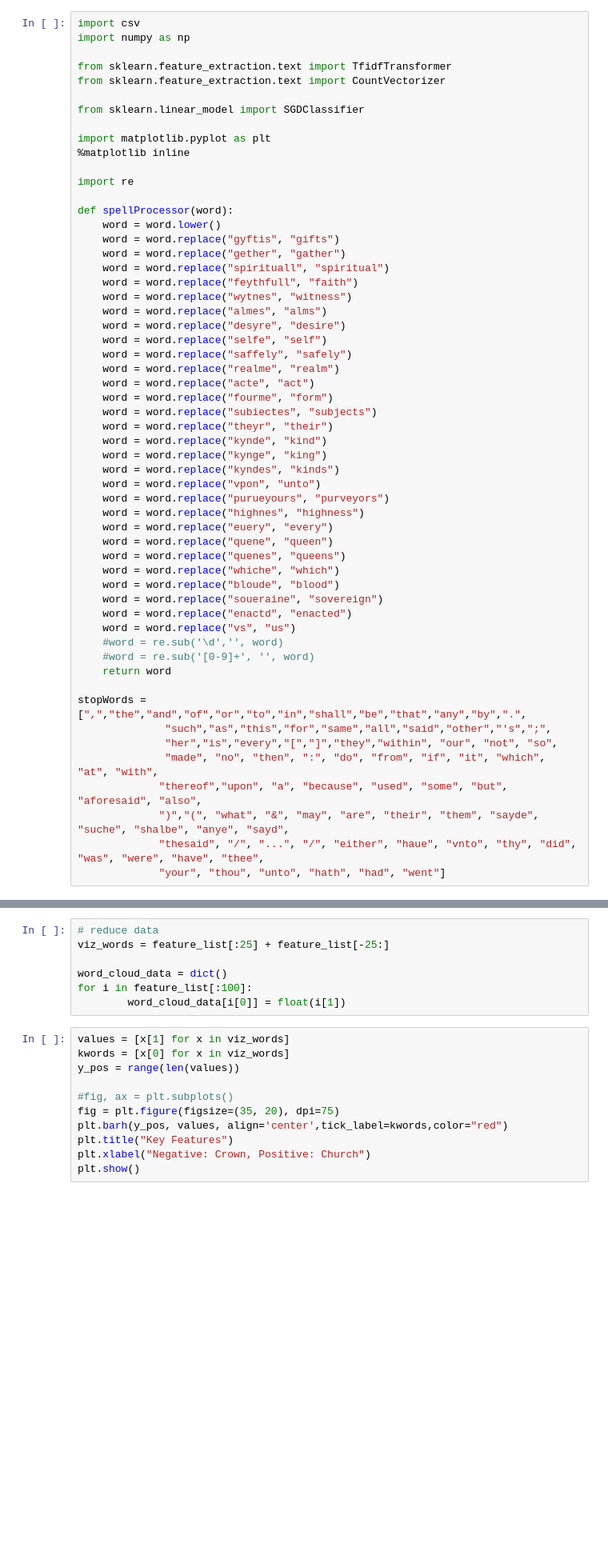
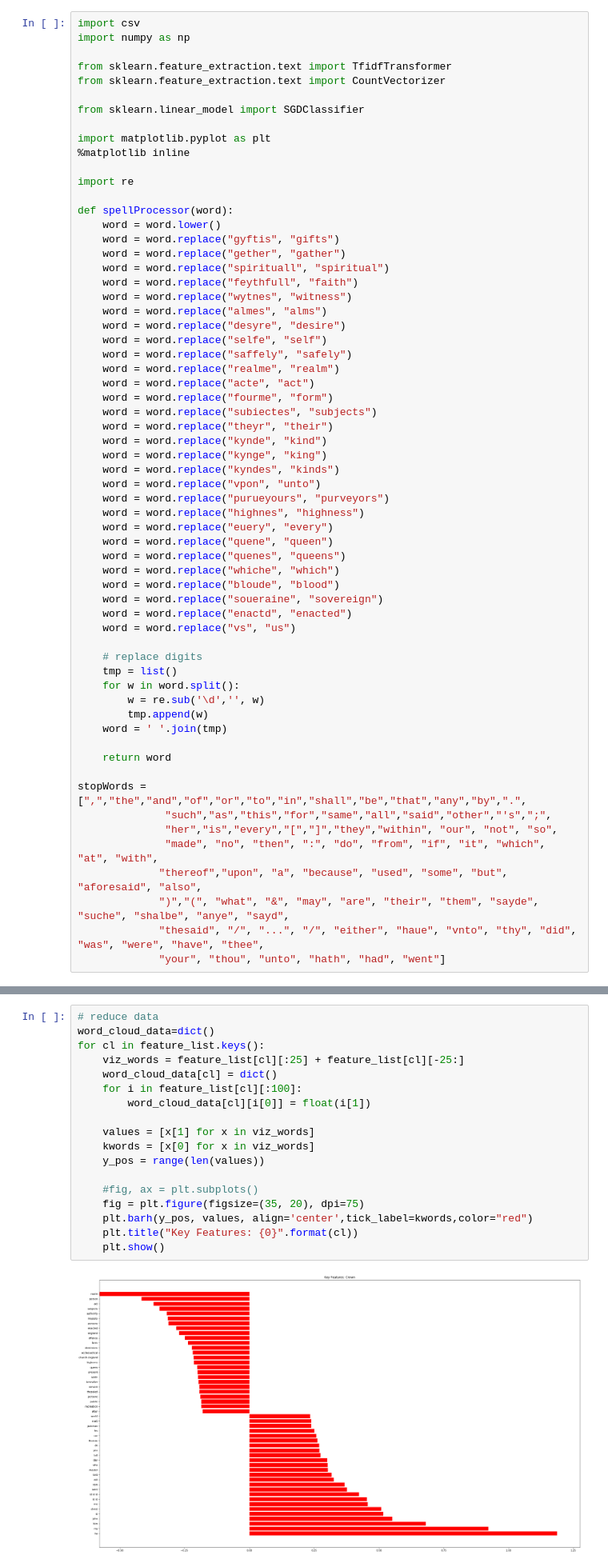
Before and after one commit to catherinedparnell/Cultural-Analytics-IS, a Jupyter notebook: notebooks/extract-most-import-features-svm.ipynb, the cells around one changed output, grey strips where cells are left out. Shown at 80% size. Cells and saved outputs as stored; diff of their text form; blank space fills up the shorter version.

Commit message:
updated for multiplt classes and removal of digits

```diff
--- a/notebooks/extract-most-import-features-svm.ipynb
+++ b/notebooks/extract-most-import-features-svm.ipynb
@@ -42,8 +42,14 @@ def spellProcessor(word):
     word = word.replace("soueraine", "sovereign")
     word = word.replace("enactd", "enacted")
     word = word.replace("vs", "us")
-    #word = re.sub('\d','', word)
-    #word = re.sub('[0-9]+', '', word)
+
+    # replace digits
+    tmp = list()
+    for w in word.split():
+        w = re.sub('\d','', w)
+        tmp.append(w)
+    word = ' '.join(tmp)
+
     return word
 
 stopWords = [",","the","and","of","or","to","in","shall","be","that","any","by",".",
@@ -130,18 +182,20 @@ for i, t in enumerate(terms):
-# %%
-# reduce data
-viz_words = feature_list[:25] + feature_list[-25:]
-
-word_cloud_data = dict()
-for i in feature_list[:100]:
-        word_cloud_data[i[0]] = float(i[1])
 # %%
-values = [x[1] for x in viz_words]
-kwords = [x[0] for x in viz_words]
-y_pos = range(len(values))
+# reduce data
+word_cloud_data=dict()
+for cl in feature_list.keys():
+    viz_words = feature_list[cl][:25] + feature_list[cl][-25:]
+    word_cloud_data[cl] = dict()
+    for i in feature_list[cl][:100]:
+        word_cloud_data[cl][i[0]] = float(i[1])
 
-#fig, ax = plt.subplots()
-fig = plt.figure(figsize=(35, 20), dpi=75)
-plt.barh(y_pos, values, align='center',tick_label=kwords,color="red")
-plt.title("Key Features")
-plt.xlabel("Negative: Crown, Positive: Church")
-plt.show()
+    values = [x[1] for x in viz_words]
+    kwords = [x[0] for x in viz_words]
+    y_pos = range(len(values))
+
+    #fig, ax = plt.subplots()
+    fig = plt.figure(figsize=(35, 20), dpi=75)
+    plt.barh(y_pos, values, align='center',tick_label=kwords,color="red")
+    plt.title("Key Features: {0}".format(cl))
+    plt.show()
+# %% [output]
+[figure, added]
```
Also changed, not shown: parts of 7 cells of this notebook.
